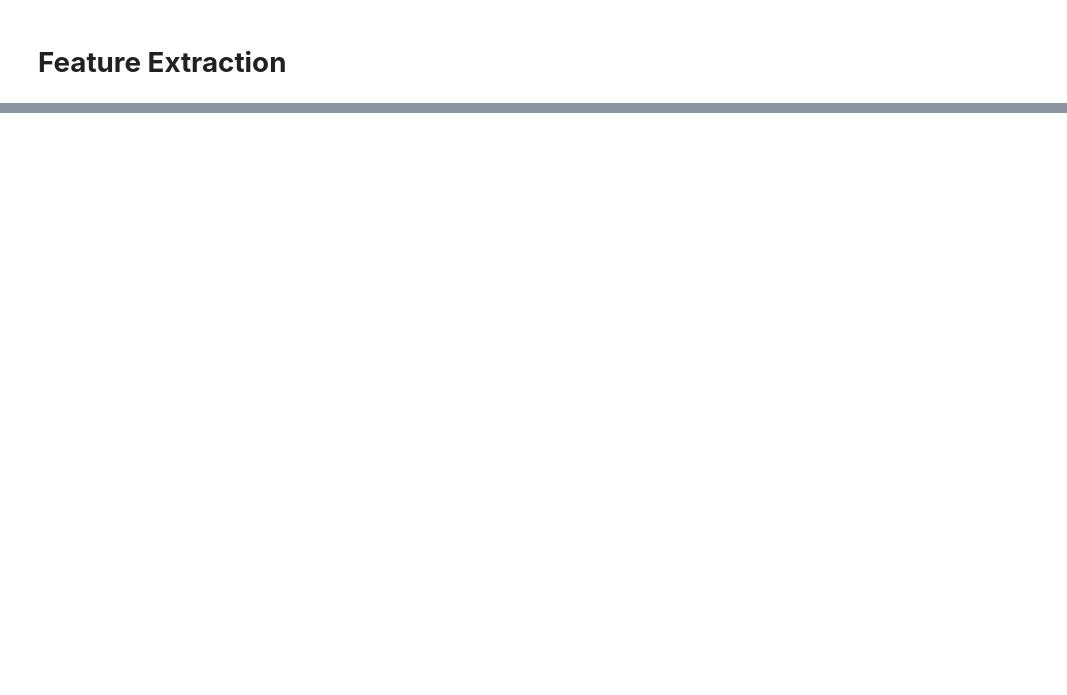
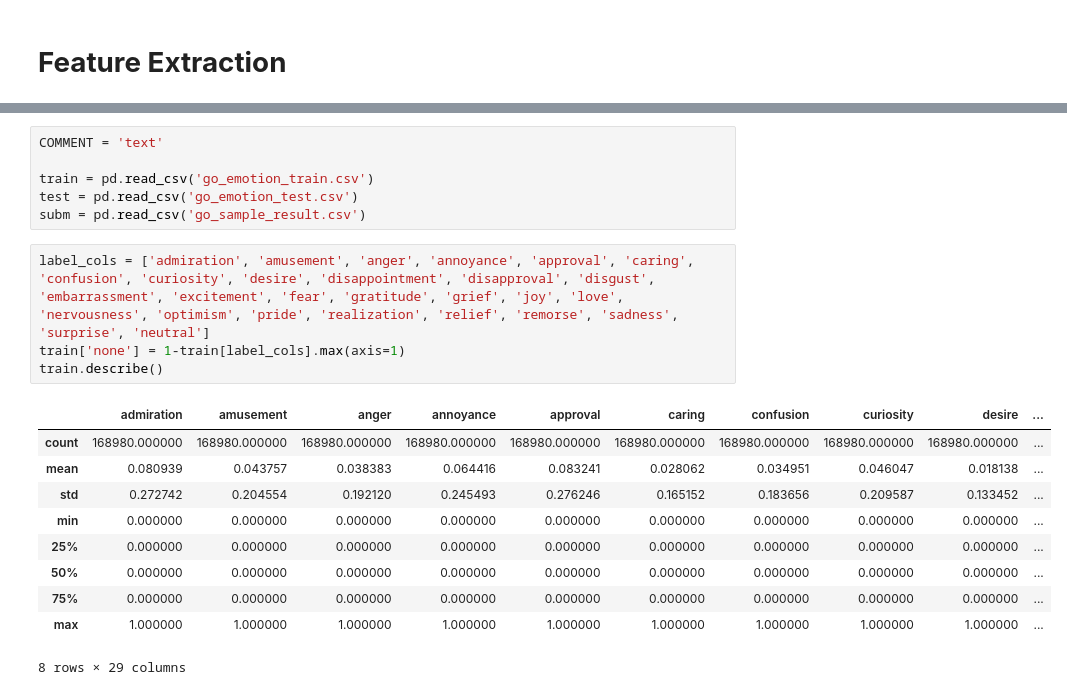
Before and after one commit to aldalgl/SCA-Multi-Label-Emotion-Classification, a Jupyter notebook: Program Code/SleepCall_DataPreprocessing.ipynb, the cells around one changed output, grey strips where cells are left out. Cells and saved outputs as stored; diff of their text form; blank space fills up the shorter version.

```diff
--- a/Program Code/SleepCall_DataPreprocessing.ipynb
+++ b/Program Code/SleepCall_DataPreprocessing.ipynb
@@ -240,0 +163,21 @@ print(df_go_emotion_tfidf)
+# %%
+COMMENT = 'text'
+
+train = pd.read_csv('go_emotion_train.csv')
+test = pd.read_csv('go_emotion_test.csv')
+subm = pd.read_csv('go_sample_result.csv')
+# %%
+label_cols = ['admiration', 'amusement', 'anger', 'annoyance', 'approval', 'caring', 'confusion', 'curiosity', 'desire', 'disappointment', 'disapproval', 'disgust', 'embarrassment', 'excitement', 'fear', 'gratitude', 'grief', 'joy', 'love', 'nervousness', 'optimism', 'pride', 'realization', 'relief', 'remorse', 'sadness', 'surprise', 'neutral']
+train['none'] = 1-train[label_cols].max(axis=1)
+train.describe()
+# %% [output]
+|  | admiration | amusement | anger | annoyance | approval | caring | confusion | curiosity | desire | ... |
+| count | 168980.000000 | 168980.000000 | 168980.000000 | 168980.000000 | 168980.000000 | 168980.000000 | 168980.000000 | 168980.000000 | 168980.000000 | ... |
+| mean | 0.080939 | 0.043757 | 0.038383 | 0.064416 | 0.083241 | 0.028062 | 0.034951 | 0.046047 | 0.018138 | ... |
+| std | 0.272742 | 0.204554 | 0.192120 | 0.245493 | 0.276246 | 0.165152 | 0.183656 | 0.209587 | 0.133452 | ... |
+| min | 0.000000 | 0.000000 | 0.000000 | 0.000000 | 0.000000 | 0.000000 | 0.000000 | 0.000000 | 0.000000 | ... |
+| 25% | 0.000000 | 0.000000 | 0.000000 | 0.000000 | 0.000000 | 0.000000 | 0.000000 | 0.000000 | 0.000000 | ... |
+| 50% | 0.000000 | 0.000000 | 0.000000 | 0.000000 | 0.000000 | 0.000000 | 0.000000 | 0.000000 | 0.000000 | ... |
+| 75% | 0.000000 | 0.000000 | 0.000000 | 0.000000 | 0.000000 | 0.000000 | 0.000000 | 0.000000 | 0.000000 | ... |
+| max | 1.000000 | 1.000000 | 1.000000 | 1.000000 | 1.000000 | 1.000000 | 1.000000 | 1.000000 | 1.000000 | ... |
+8 rows × 29 columns
```
Also changed, not shown: parts of 31 cells of this notebook.
